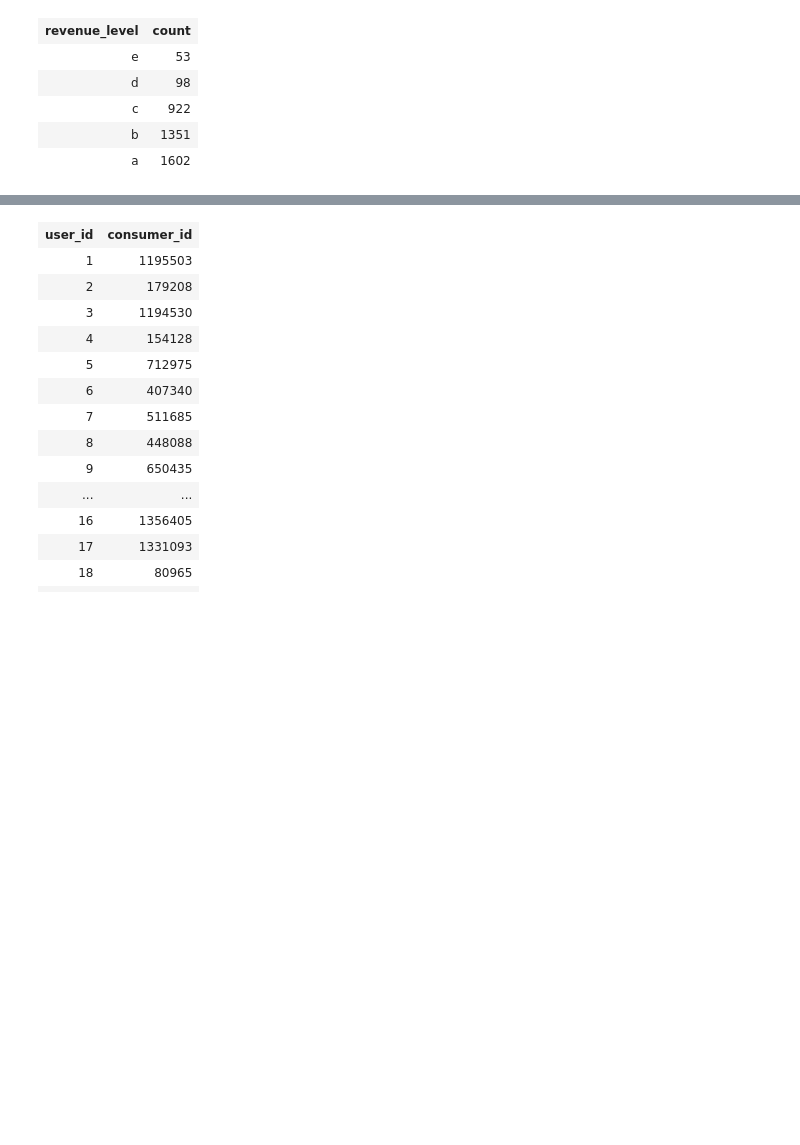
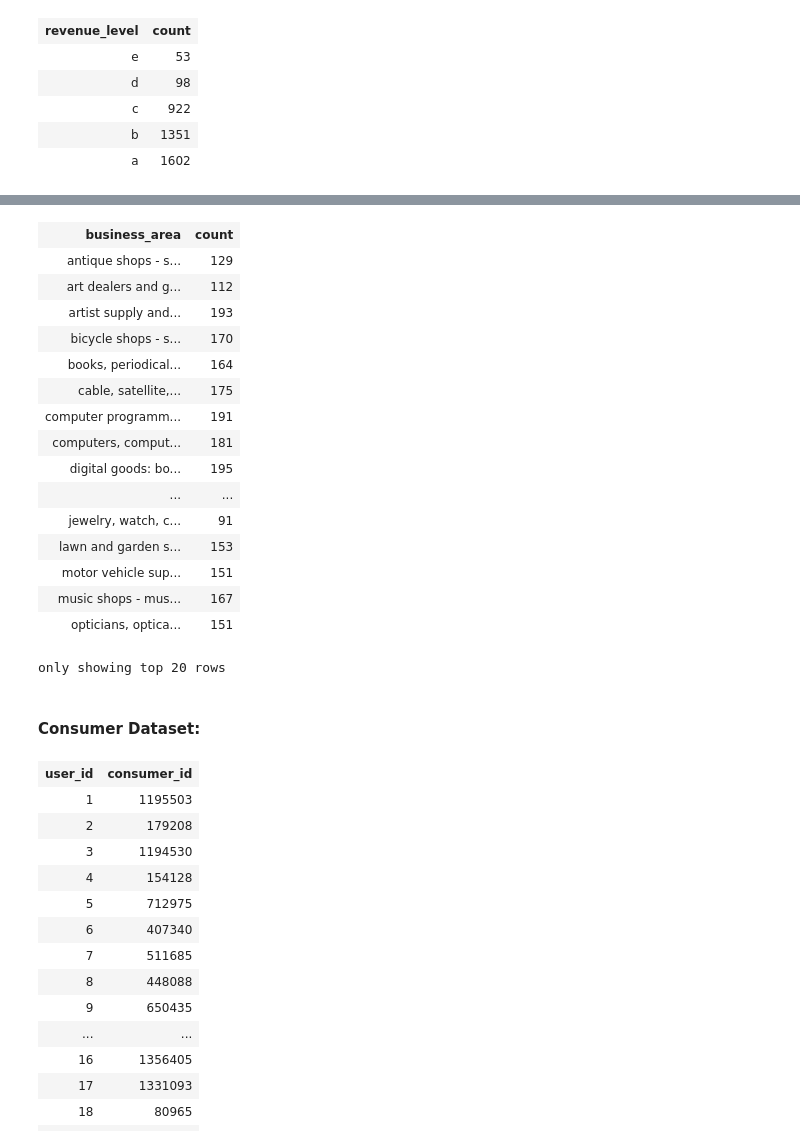
Before and after one commit to MAST30034-Applied-Data-Science/generic-buy-now-pay-later-project-group-45, a Jupyter notebook: notebooks/preprocess_data_p2.ipynb, the cells around one changed output, grey strips where cells are left out. Drawn from its saved outputs; the diff is of its cells as text; code cells hidden in the pictures; blank space fills up the shorter version.

```diff
--- a/notebooks/preprocess_data_p2.ipynb
+++ b/notebooks/preprocess_data_p2.ipynb
@@ -124,3 +169,30 @@ only showing top 20 rows
+# %%
+# The concepts are indeed the same but with some extra spaces. so remove extra spaces in "business_area"
+from pyspark.sql.functions import regexp_replace, col
+final_merchant = final_merchant.withColumn("business_area", F.regexp_replace("business_area", "\s+", " "))
+# %%
+# check for different business area count again
+final_merchant.groupby('business_area').count().sort("business_area")
+# %% [output]
+| business_area | count |
+| antique shops - s... | 129 |
+| art dealers and g... | 112 |
+| artist supply and... | 193 |
+| bicycle shops - s... | 170 |
+| books, periodical... | 164 |
+| cable, satellite,... | 175 |
+| computer programm... | 191 |
+| computers, comput... | 181 |
+| digital goods: bo... | 195 |
+| ... | ... |
+| jewelry, watch, c... | 91 |
+| lawn and garden s... | 153 |
+| motor vehicle sup... | 151 |
+| music shops - mus... | 167 |
+| opticians, optica... | 151 |
+only showing top 20 rows
+# %% [markdown]
+#### Consumer Dataset:
 # %%
 consumer = spark.read.parquet('../data/tables/consumer_user_details.parquet')
 consumer
```
Also changed, not shown: parts of 18 cells of this notebook.
